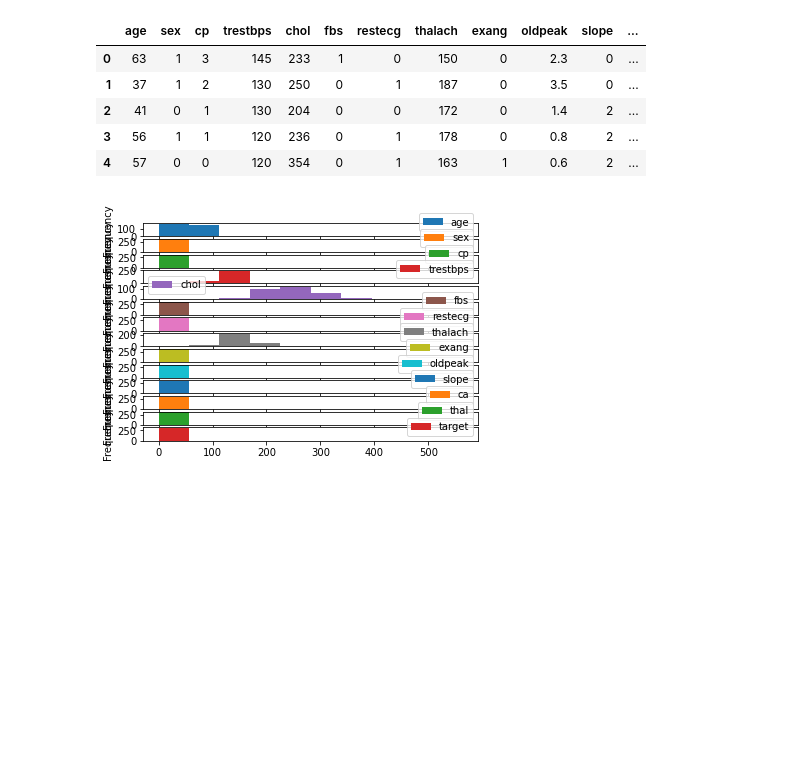
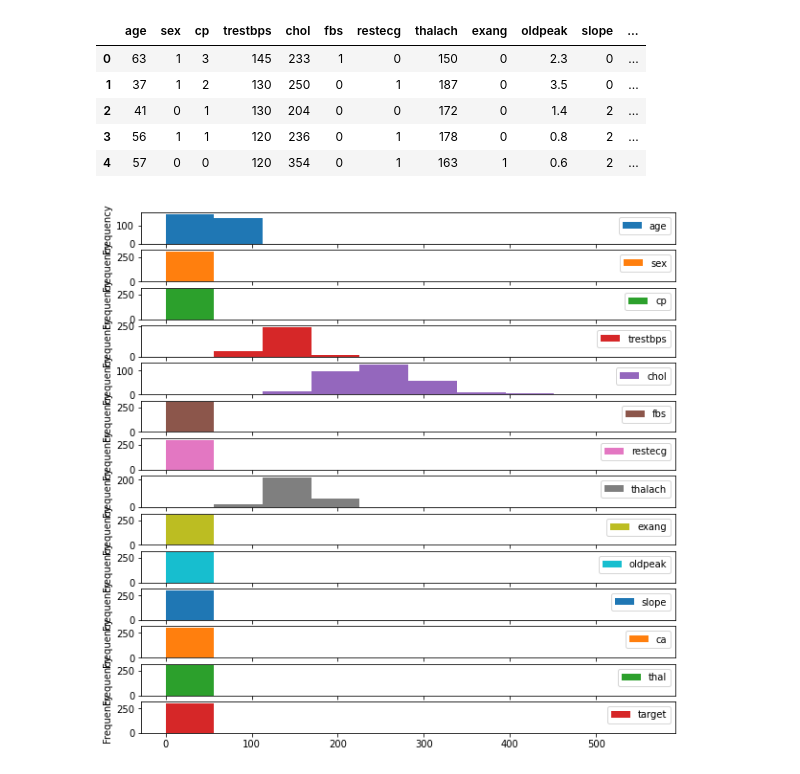
Before and after one commit to Aaron32365/Python-ML-Notes, a Jupyter notebook: intro-to-matplotlib.ipynb, the cells around one changed output. Cells and saved outputs as stored; diff of their text form; code cells hidden in the pictures; blank space fills up the shorter version.

```diff
--- a/intro-to-matplotlib.ipynb
+++ b/intro-to-matplotlib.ipynb
@@ -347,6 +347,6 @@ heart_disease.head()
 | 4 | 57 | 0 | 0 | 120 | 354 | 0 | 1 | 163 | 1 | 0.6 | 2 | ... |
 # %%
 #plot every heart_disease column onto a histogram using subplots
-heart_disease.plot.hist(subplots=True);
+heart_disease.plot.hist(figsize=(10,10),subplots=True);
 # %% [output]
-[figure, old version]
+[figure, new version]
```
Also changed, not shown: parts of 21 cells of this notebook.
